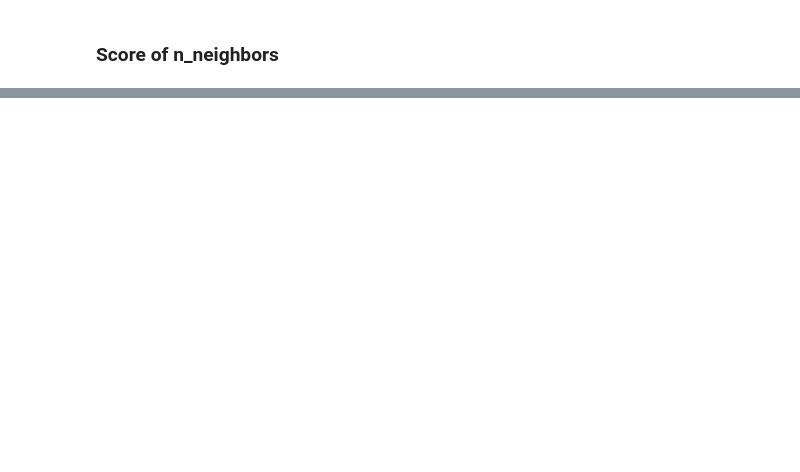
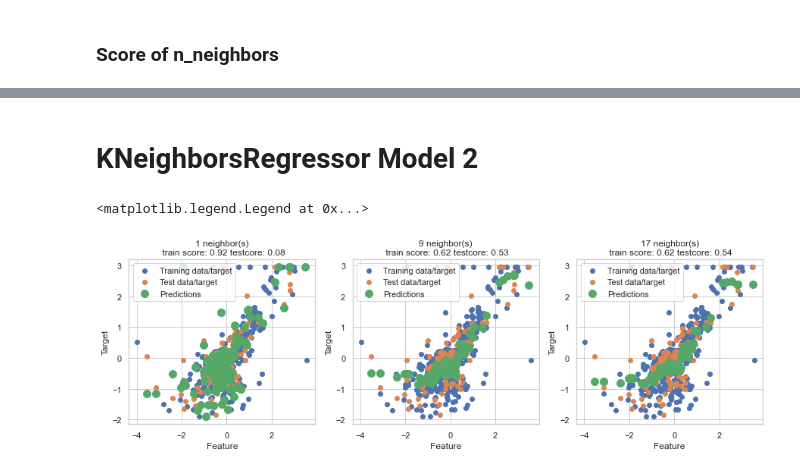
Before and after one commit to BlasFerreira/Machine_Learning, a Jupyter notebook: Supervised/Regression/1_KNN/1_Housing_case/KNeighborsRegressor.ipynb, the cells around one changed output, grey strips where cells are left out. Drawn from its saved outputs; the diff is of its cells as text; code cells hidden in the pictures; blank space fills up the shorter version.

```diff
--- a/Supervised/Regression/1_KNN/1_Housing_case/KNeighborsRegressor.ipynb
+++ b/Supervised/Regression/1_KNN/1_Housing_case/KNeighborsRegressor.ipynb
@@ -469,0 +476,19 @@ print(f'El precio de una casa con { n_room } habitaciones es de :  {int(y_scal_o
+# %% [markdown]
+# KNeighborsRegressor Model 2
+# %%
+fig, axes = plt.subplots(1, 3, figsize=(15, 4))
+for n_neighbors, ax in zip([1, 9, 17], axes):
+    reg = KNeighborsRegressor(n_neighbors=n_neighbors, algorithm='ball_tree', leaf_size=6,  p=1)
+    reg.fit(X_train_scal, y_train_scal)
+    ax.scatter(X_train_scal,y_train_scal)
+    ax.scatter(X_test_scal,y_test_scal)
+    ax.plot(X_test_scal,  reg.predict(X_test_scal) ,'.', color = 'g',markersize =20)
+    ax.set_title("{} neighbor(s)\n train score: {:.2f} testcore: {:.2f}".format(n_neighbors,reg.score(X_train_scal, y_train_scal),reg.score(X_test_scal, y_test_scal)))
+    ax.set_xlabel("Feature")
+    ax.set_ylabel("Target")
+axes[0].legend(["Training data/target","Test data/target","Predictions"], loc="best")
+axes[1].legend(["Training data/target","Test data/target","Predictions"], loc="best")
+axes[2].legend(["Training data/target","Test data/target","Predictions"], loc="best")
+# %% [output]
+<matplotlib.legend.Legend at 0x...>
+[figure, new version]
```
Also changed, not shown: parts of 22 cells of this notebook, 2 other files.
